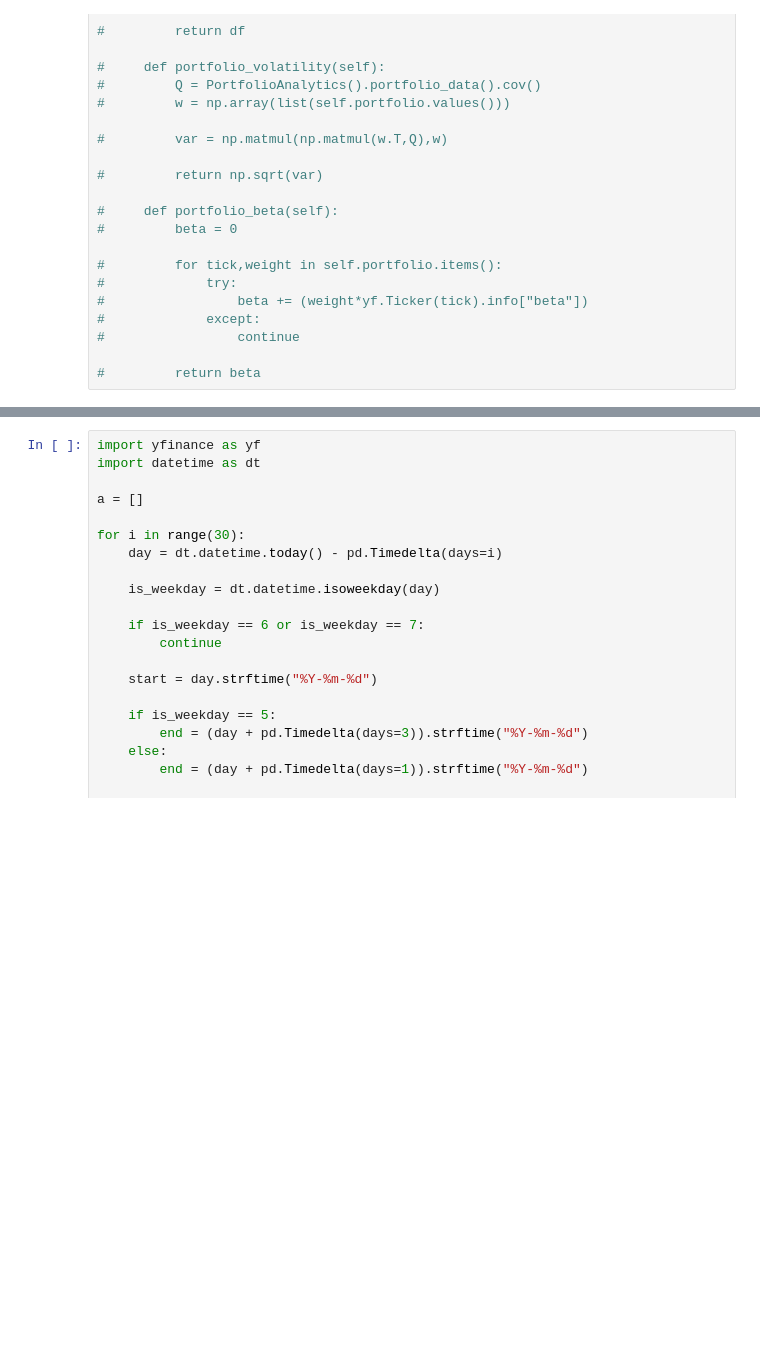
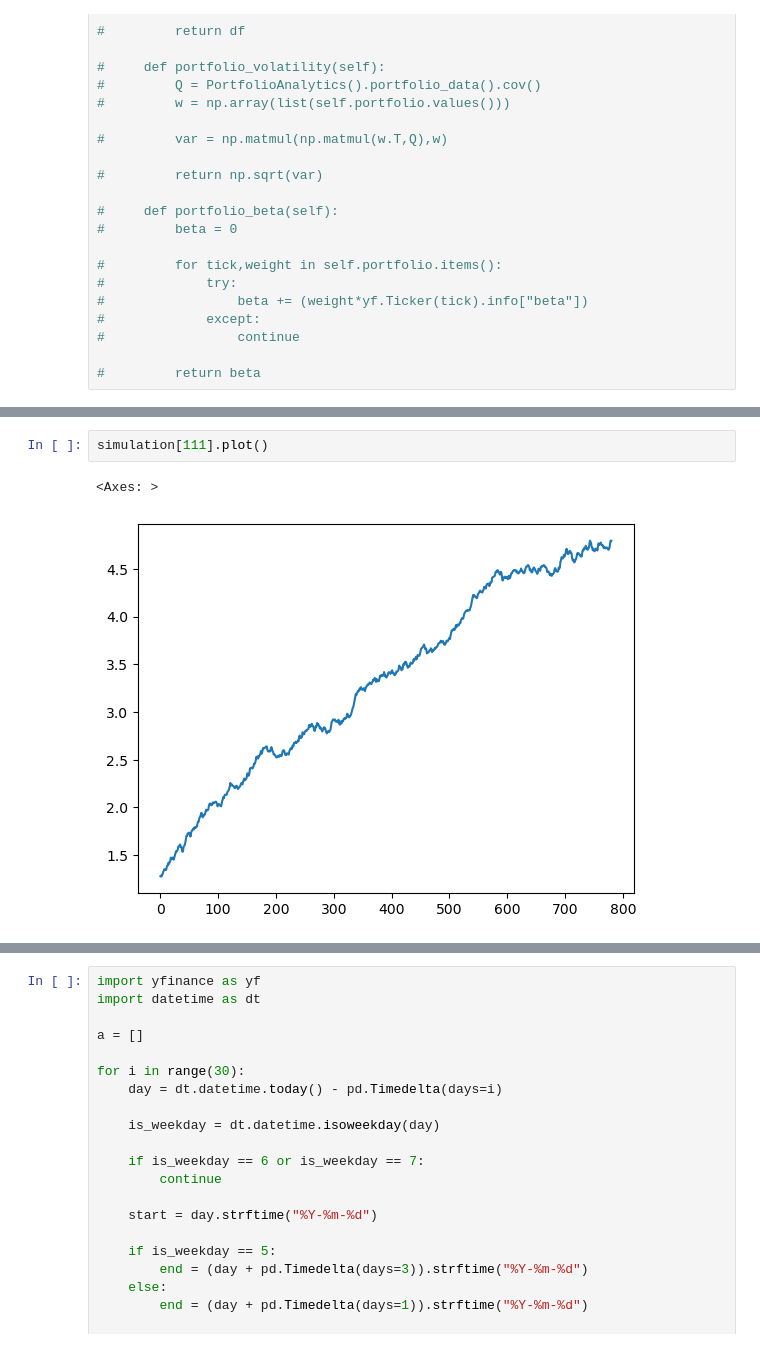
Before and after one commit to ab123-bruh/fund_temp, a Jupyter notebook: mvtest.ipynb, the cells around one changed output, grey strips where cells are left out. Drawn from its saved outputs; the diff is of its cells as text; blank space fills up the shorter version.

```diff
--- a/mvtest.ipynb
+++ b/mvtest.ipynb
@@ -622,0 +598,5 @@ plt.show()
+# %%
+simulation[111].plot()
+# %% [output]
+<Axes: >
+[figure, added]
```
Also changed, not shown: parts of 20 cells of this notebook, 4 other files.
